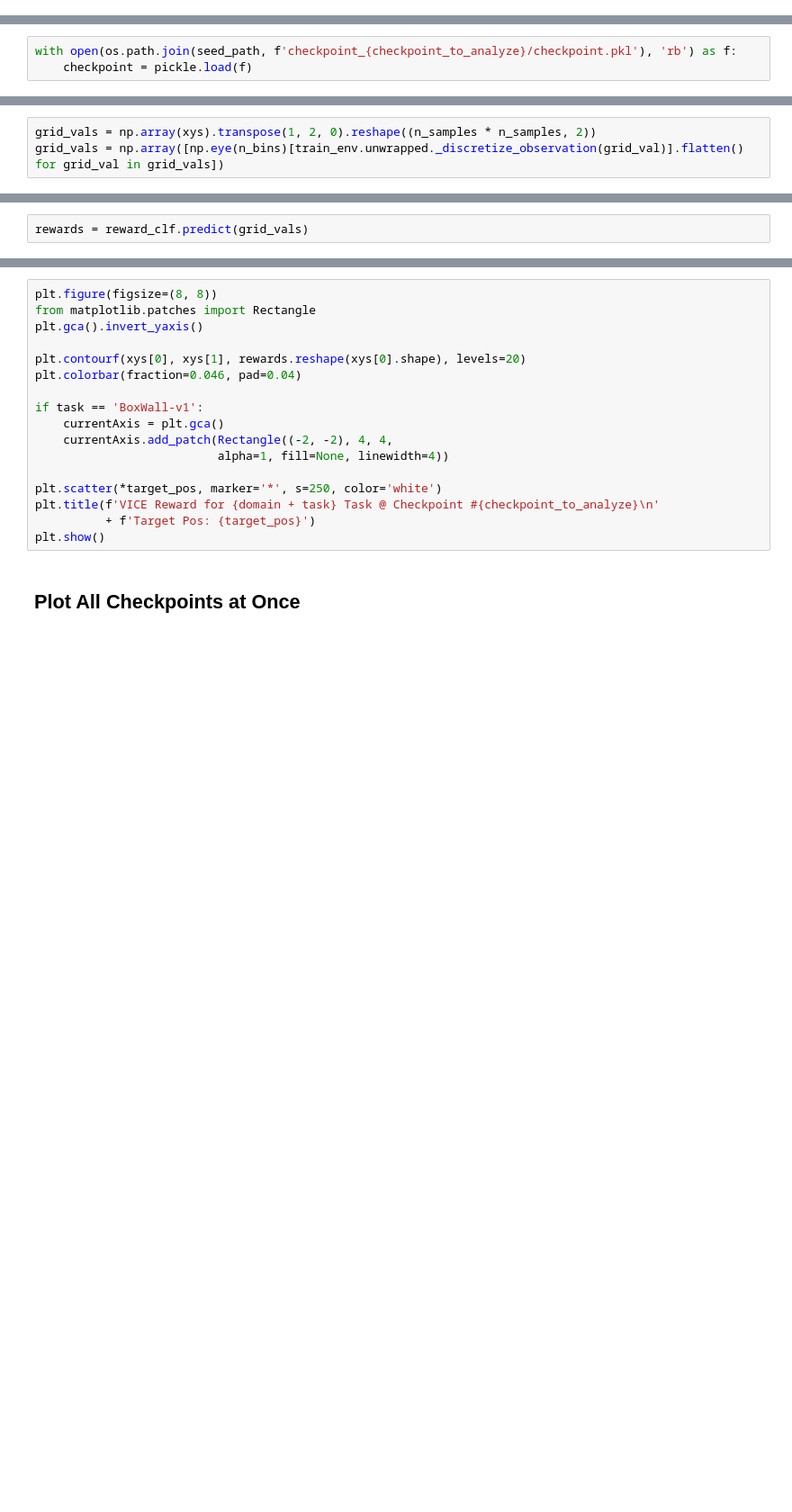
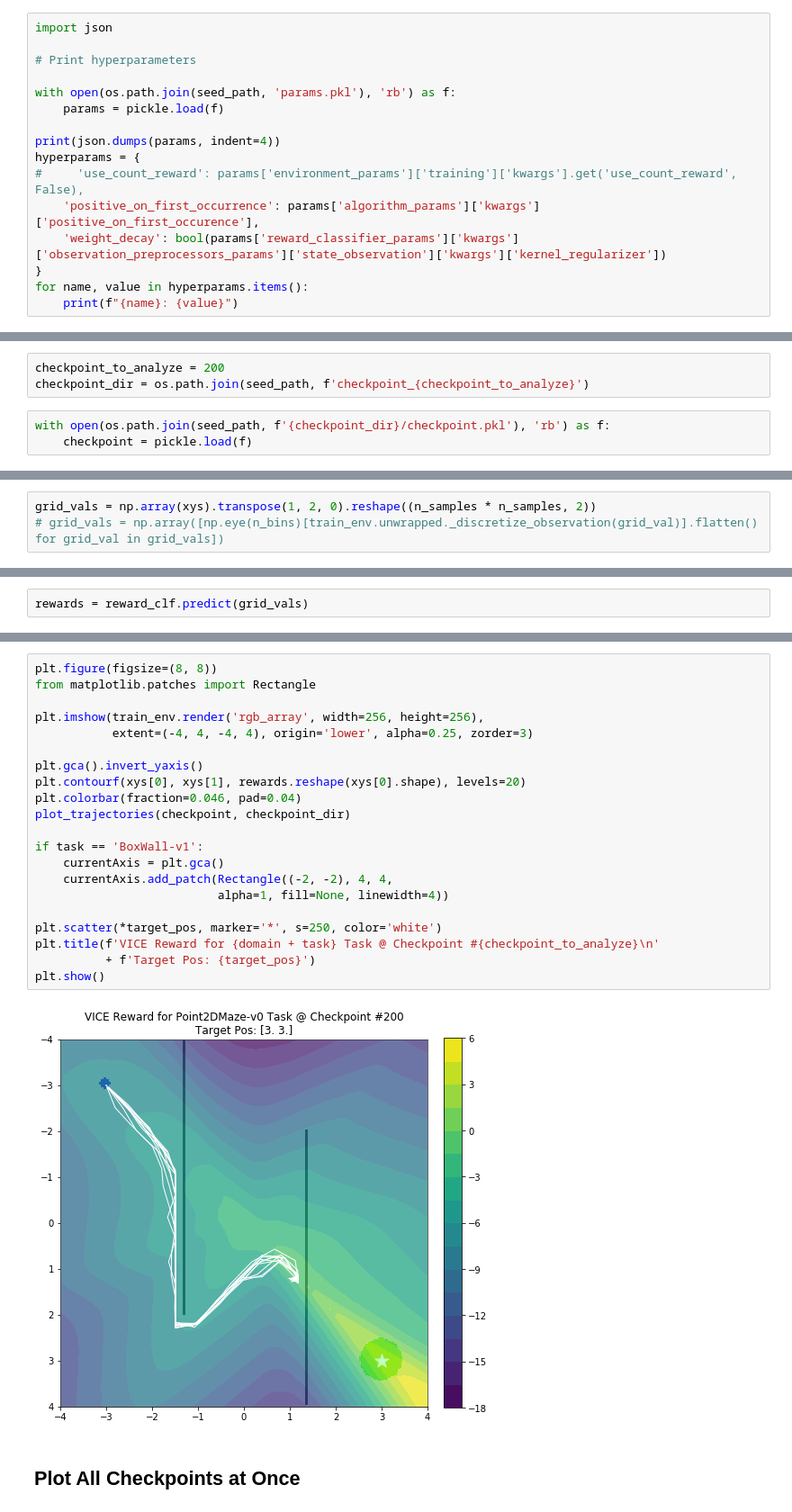
Before and after one commit to abhishekunique/RND-ashwin, a Jupyter notebook: notebooks/reward_learning/vice_reward_visualizations.ipynb, the cells around one changed output, grey strips where cells are left out. Shown at 90% size. Saved outputs shown, nothing was run; the diff lists cells and outputs as text; blank space fills up the shorter version.

```diff
--- a/notebooks/reward_learning/vice_reward_visualizations.ipynb
+++ b/notebooks/reward_learning/vice_reward_visualizations.ipynb
@@ -41,0 +91,16 @@ print('PATH:\n', seed_path)
+# %%
+import json
+
+# Print hyperparameters
+
+with open(os.path.join(seed_path, 'params.pkl'), 'rb') as f:
+    params = pickle.load(f)
+
+print(json.dumps(params, indent=4))
+hyperparams = {
+#     'use_count_reward': params['environment_params']['training']['kwargs'].get('use_count_reward', False),
+    'positive_on_first_occurrence': params['algorithm_params']['kwargs']['positive_on_first_occurence'],
+    'weight_decay': bool(params['reward_classifier_params']['kwargs']['observation_preprocessors_params']['state_observation']['kwargs']['kernel_regularizer'])
+}
+for name, value in hyperparams.items():
+    print(f"{name}: {value}")
@@ -46,3 +127,6 @@ checkpoint_to_analyze = 60
+# %%
+checkpoint_to_analyze = 200
+checkpoint_dir = os.path.join(seed_path, f'checkpoint_{checkpoint_to_analyze}')
 # %%
-with open(os.path.join(seed_path, f'checkpoint_{checkpoint_to_analyze}/checkpoint.pkl'), 'rb') as f:
+with open(os.path.join(seed_path, f'{checkpoint_dir}/checkpoint.pkl'), 'rb') as f:
     checkpoint = pickle.load(f)
@@ -69,6 +160,6 @@ ys = np.linspace(obs_space.low[1], obs_space.high[1], n_samples)
 xys = np.meshgrid(xs, ys)
 # %%
 grid_vals = np.array(xys).transpose(1, 2, 0).reshape((n_samples * n_samples, 2))
-grid_vals = np.array([np.eye(n_bins)[train_env.unwrapped._discretize_observation(grid_val)].flatten() for grid_val in grid_vals])
+# grid_vals = np.array([np.eye(n_bins)[train_env.unwrapped._discretize_observation(grid_val)].flatten() for grid_val in grid_vals])
 # %%
 grid_vals.shape
@@ -79,20 +187,26 @@ reward_clf.summary()
 # %%
 plt.figure(figsize=(8, 8))
 from matplotlib.patches import Rectangle
+
+plt.imshow(train_env.render('rgb_array', width=256, height=256),
+           extent=(-4, 4, -4, 4), origin='lower', alpha=0.25, zorder=3)
+
 plt.gca().invert_yaxis()
-
 plt.contourf(xys[0], xys[1], rewards.reshape(xys[0].shape), levels=20)
 plt.colorbar(fraction=0.046, pad=0.04)
+plot_trajectories(checkpoint, checkpoint_dir)
 
 if task == 'BoxWall-v1':
     currentAxis = plt.gca()
     currentAxis.add_patch(Rectangle((-2, -2), 4, 4,
                           alpha=1, fill=None, linewidth=4))
 
 plt.scatter(*target_pos, marker='*', s=250, color='white')
 plt.title(f'VICE Reward for {domain + task} Task @ Checkpoint #{checkpoint_to_analyze}\n'
           + f'Target Pos: {target_pos}')
 plt.show()
+# %% [output]
+[figure, added]
 # %% [markdown]
 ## Plot All Checkpoints at Once
 # %%
```
Also changed, not shown: parts of 20 cells of this notebook.
